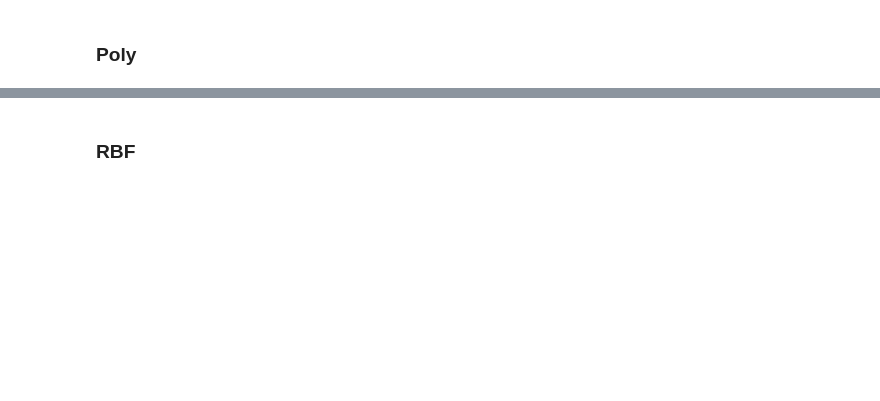
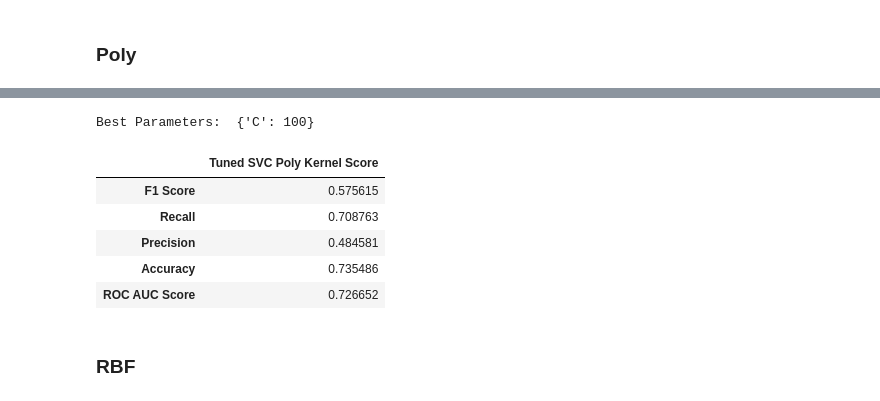
Before and after one commit to SNU-Fintech-6th/ML_project, a Jupyter notebook: HR_Analysis_modeling.ipynb, the cells around one changed output, grey strips where cells are left out. Saved outputs shown, nothing was run; the diff lists cells and outputs as text; code cells hidden in the pictures; blank space fills up the shorter version.

```diff
--- a/HR_Analysis_model.ipynb
+++ b/HR_Analysis_modeling.ipynb
@@ -1542,26 +1564,34 @@ df_SVC_poly
 # %%
 params_grid = {
     'C': [10 ** k for k in range(-3, 3)],
-    'gamma': ['scale', 'auto', 0.01, 0.1, 1],
+    # 'gamma': ['scale', 'auto', 0.01, 0.1, 1],
     # 'degree': [2, 3, 4, 5] # 3
 }
 
 # Initialize the GridSearchCV
-SVC_poly_t = GridSearchCV(SVC_poly, params_grid, cv=5, scoring='f1')
-SVC_poly_t.fit(X_train_resampled, y_train_resampled)
+clf = GridSearchCV(SVC_poly, params_grid, cv=3, scoring='f1')
+clf.fit(X_train_resampled, y_train_resampled)
 
 # Output the best parameters
-print("Best Parameters: ", SVC_poly_t.best_params_)
+print("Best Parameters: ", clf.best_params_)
 
 # Predictions and evaluation
-SVC_poly_t_prediction = SVC_poly_t.predict(X_test_scaled)
+SVC_poly_t_prediction = clf.predict(X_test_scaled)
 cm_SVC_poly_t = confusion_matrix(y_test, SVC_poly_t_prediction)
 df_SVC_poly_t = pd.DataFrame(data=[f1_score(y_test, SVC_poly_t_prediction), recall_score(y_test, SVC_poly_t_prediction),
                    precision_score(y_test, SVC_poly_t_prediction), accuracy_score(y_test, SVC_poly_t_prediction),
                    roc_auc_score(y_test, SVC_poly_t_prediction)],
              columns=['Tuned SVC Poly Kernel Score'],
              index=["F1 Score", "Recall", "Precision", "Accuracy", "ROC AUC Score"])
 df_SVC_poly_t
+# %% [output]
+Best Parameters:  {'C': 100}
+|  | Tuned SVC Poly Kernel Score |
+| F1 Score | 0.575615 |
+| Recall | 0.708763 |
+| Precision | 0.484581 |
+| Accuracy | 0.735486 |
+| ROC AUC Score | 0.726652 |
 # %% [markdown]
 ### RBF
 # %%
```
Also changed, not shown: parts of 58 cells of this notebook.
